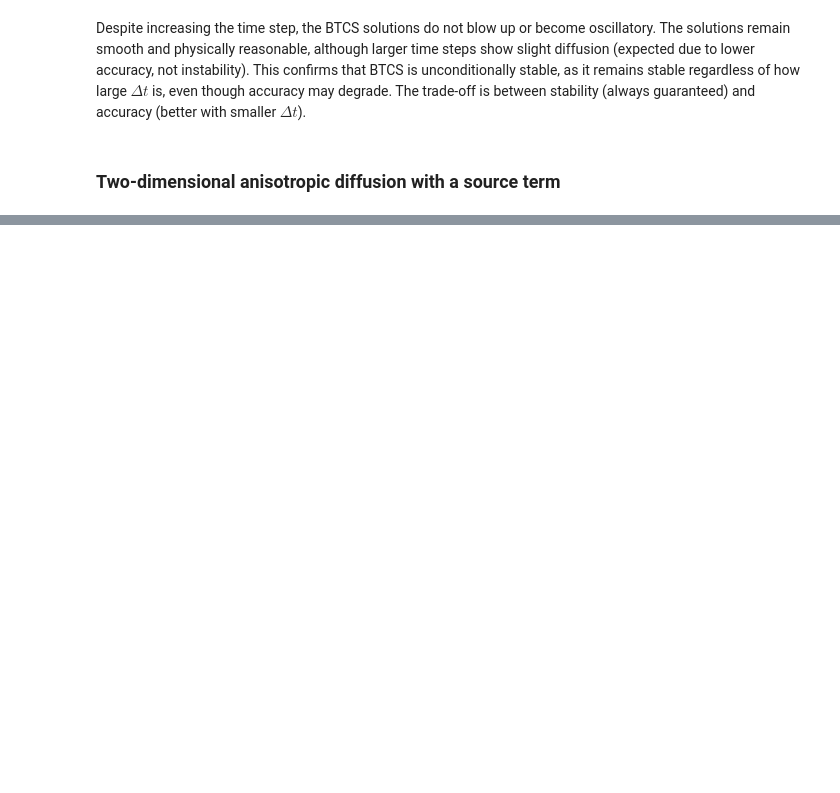
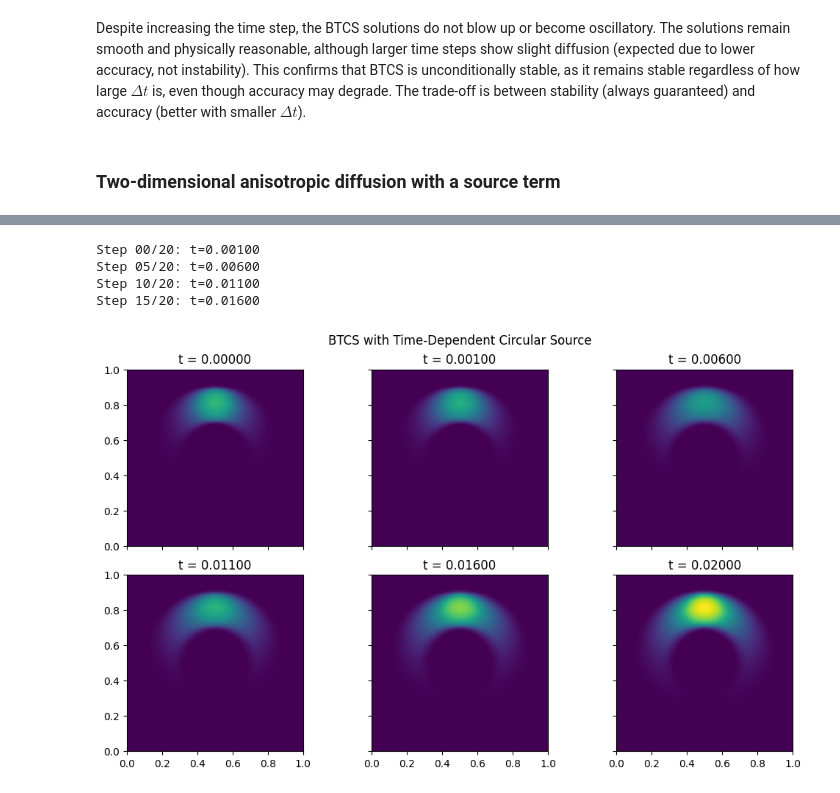
Before and after one commit to ShannonS00/Computational-Astrophysics, a Jupyter notebook: Worksheet_6/Worksheet_6_G22.ipynb, the cells around one changed output, grey strips where cells are left out. Cells and saved outputs as stored; diff of their text form; code cells hidden in the pictures; blank space fills up the shorter version.

```diff
--- a/Worksheet_6/Worksheet_6_G22.ipynb
+++ b/Worksheet_6/Worksheet_6_G22.ipynb
@@ -361,0 +566,5 @@ Despite increasing the time step, the BTCS solutions do not blow up or become os
+# %%
+# A circular blob that pulses with a sine wave over time:
+def source_blob(X, Y, t, center=(0.5, 0.8), radius=0.1, amplitude=1.0):
+    blob = ((X - center[0])**2 + (Y - center[1])**2) < radius**2
+    return amplitude * np.sin(10 * np.pi * t) * blob.astype(float)
@@ -361,0 +589,2 @@ Despite increasing the time step, the BTCS solutions do not blow up or become os
+# %%
+B_inv_op = create_operator_with_source(dx, dy, dt, D_xx, D_yy, D_xy, nx, ny)
@@ -361,0 +602,43 @@ Despite increasing the time step, the BTCS solutions do not blow up or become os
+# %%
+# --- Time loop ---
+t = 0.0
+frames = [u.copy()]
+frame_t = [t]
+u_flat = u.reshape(-1)
+
+for step in range(steps):
+    S_t = source_blob(X, Y, t)
+    S_flat = S_t.reshape(-1)
+
+    u_new_flat = B_inv_op(u_flat + dt * S_flat)
+
+    u_new = u_new_flat.reshape((ny, nx))
+    t += dt
+    u = u_new
+    u_flat = u.reshape(-1)
+
+    if step % plot_interval == 0:
+        frames.append(u.copy())
+        frame_t.append(t)
+        print(f"Step {step:02d}/{steps}: t={t:.5f}")
+
+frames.append(u.copy())
+frame_t.append(t)
+# %% [output]
+Step 00/20: t=0.00100
+Step 05/20: t=0.00600
+Step 10/20: t=0.01100
+Step 15/20: t=0.01600
+# %%
+# Visualization
+n = len(frames) // 2
+fig, ax = plt.subplots(2, n, figsize=(10, 6), sharex=True, sharey=True, layout='constrained')
+plt.suptitle("BTCS with Time-Dependent Circular Source")
+
+for i in range(len(frames)):
+    a = ax[i // n, i % n]
+    im = a.imshow(frames[i], origin='lower', extent=[0, 1, 0, 1], vmin=0, vmax=np.max(frames[-1]))
+    a.set_title(f"t = {frame_t[i]:.5f}")
+plt.show()
+# %% [output]
+[figure, added]
```
Also changed, not shown: parts of 16 cells of this notebook.
